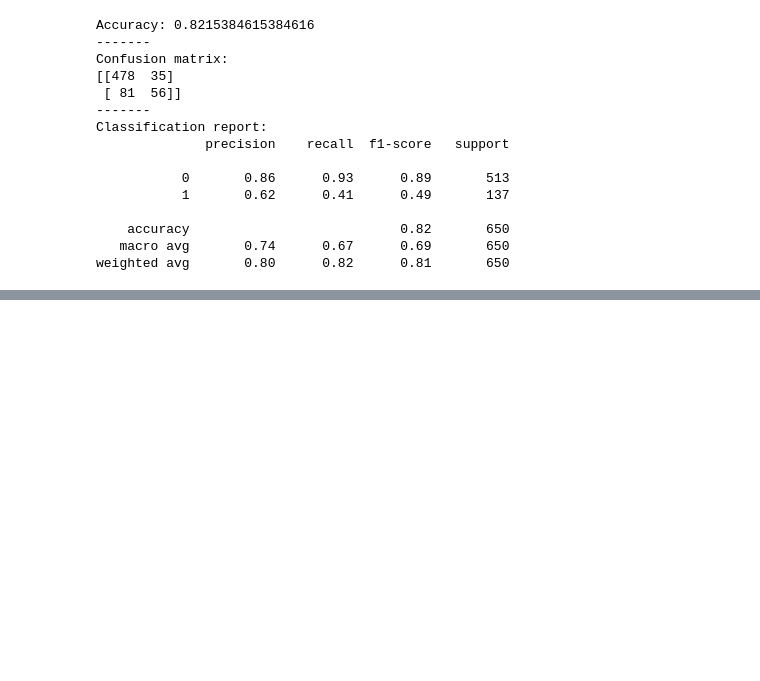
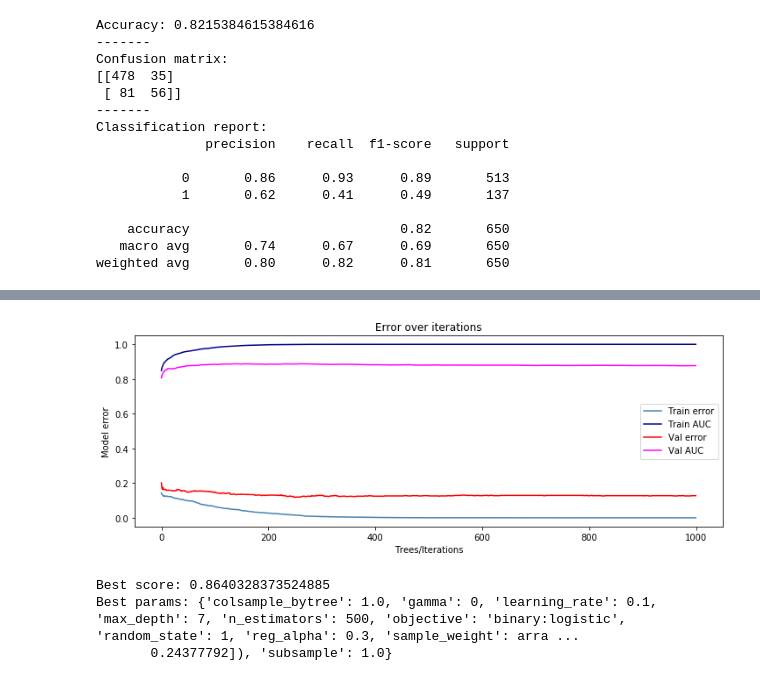
Before and after one commit to jrkreiger/xg-boozed, a Jupyter notebook: wines.ipynb, the cells around one changed output, grey strips where cells are left out. Cells and saved outputs as stored; diff of their text form; code cells hidden in the pictures; blank space fills up the shorter version.

```diff
--- a/wines.ipynb
+++ b/wines.ipynb
@@ -454,0 +607,12 @@ weighted avg       0.80      0.82      0.81       650
+# %%
+xg = xgb.XGBClassifier(scale_pos_weight=1,
+                       learning_rate=0.1,
+                       colsample_bytree = 1.0,
+                       subsample = 1.0,
+                       objective='binary:logistic',
+                       n_estimators=1000,
+                       reg_alpha = 0.3,
+                       max_depth=7,
+                       gamma=0,
+                       random_state=1)
+xg.fit(X_train_pca, y_train, eval_metric=eval_metric, eval_set=eval_set)
@@ -454,0 +644,45 @@ weighted avg       0.80      0.82      0.81       650
+# %%
+train_err = xg.evals_result()['validation_0']['error']
+train_auc = xg.evals_result()['validation_0']['auc']
+val_err = xg.evals_result()['validation_1']['error']
+val_auc = xg.evals_result()['validation_1']['auc']
+
+x = [i for i in range(0, 1000)]
+plt.figure(figsize=(12,4))
+plt.plot(x, train_err, label='Train error', color='steelblue')
+plt.plot(x, train_auc, label='Train AUC', color='darkblue')
+plt.plot(x, val_err, label='Val error', color='red')
+plt.plot(x, val_auc, label='Val AUC', color='magenta')
+plt.xlabel('Trees/Iterations')
+plt.ylabel('Model error')
+plt.title('Error over iterations')
+plt.legend()
+plt.show();
+# %% [output]
+[figure, added]
+# %%
+from sklearn.model_selection import GridSearchCV
+
+params = {'n_estimators': [500],
+          'random_state': [1],
+          'sample_weight': [weights_vector],
+          'max_depth': [7],
+          'gamma': [0, 0.1, 1],
+          'learning_rate': [0.1],
+          'colsample_bytree': [1.0],
+          'subsample': [1.0],
+          'objective': ['binary:logistic'],
+          'reg_alpha': [0, 0.1, 0.3, 0.5],}
+
+xg = xgb.XGBClassifier()
+
+grid = GridSearchCV(xg, params, cv=3)
+grid.fit(X_train_pca, y_train)
+
+# View best score and parameters
+print('Best score:', grid.best_score_)
+print('Best params:', grid.best_params_)
+# %% [output]
+Best score: 0.8640328373524885
+Best params: {'colsample_bytree': 1.0, 'gamma': 0, 'learning_rate': 0.1, 'max_depth': 7, 'n_estimators': 500, 'objective': 'binary:logistic', 'random_state': 1, 'reg_alpha': 0.3, 'sample_weight': arra ...
+       0.24377792]), 'subsample': 1.0}
```
Also changed, not shown: parts of 14 cells of this notebook.
